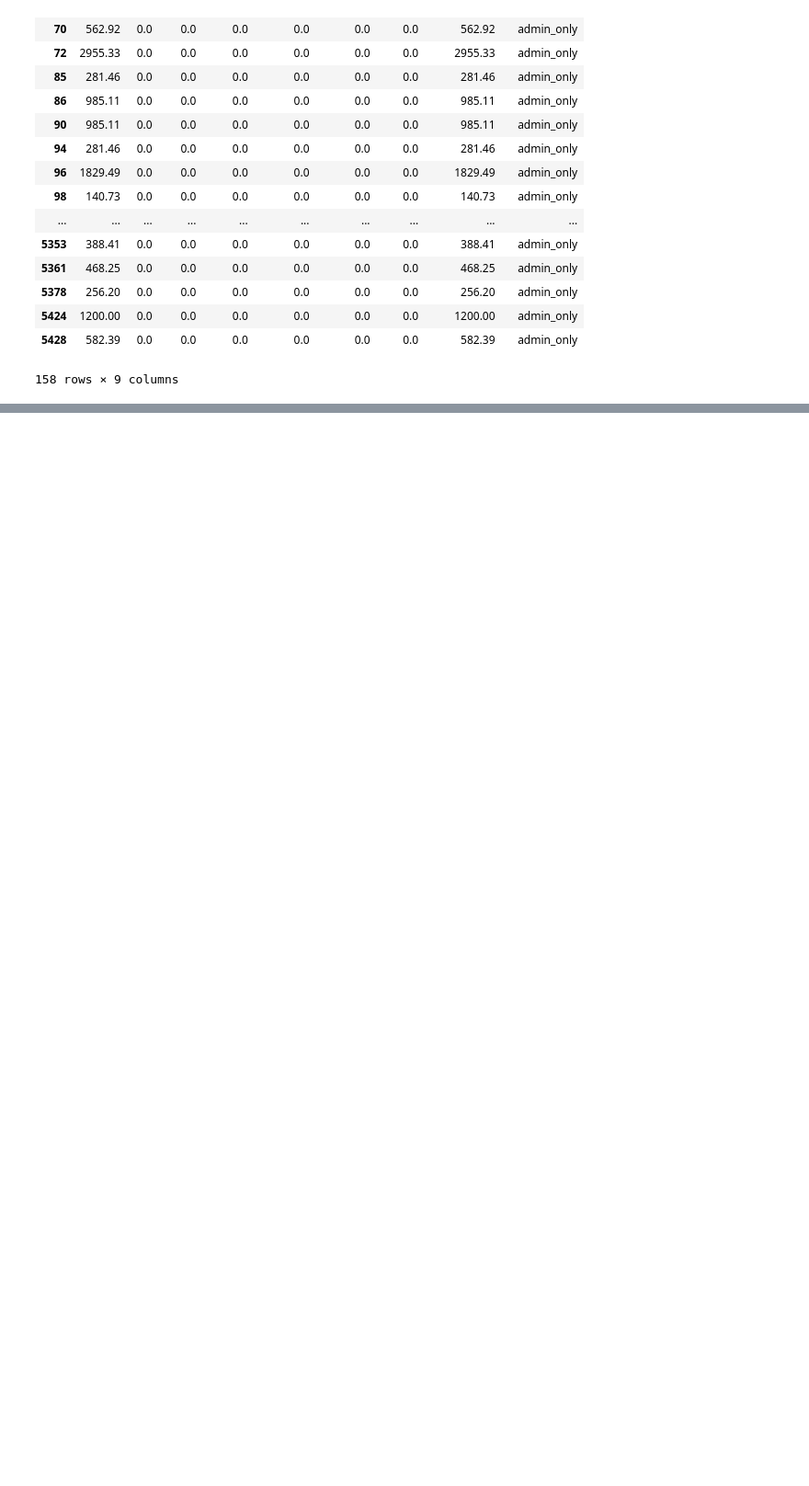
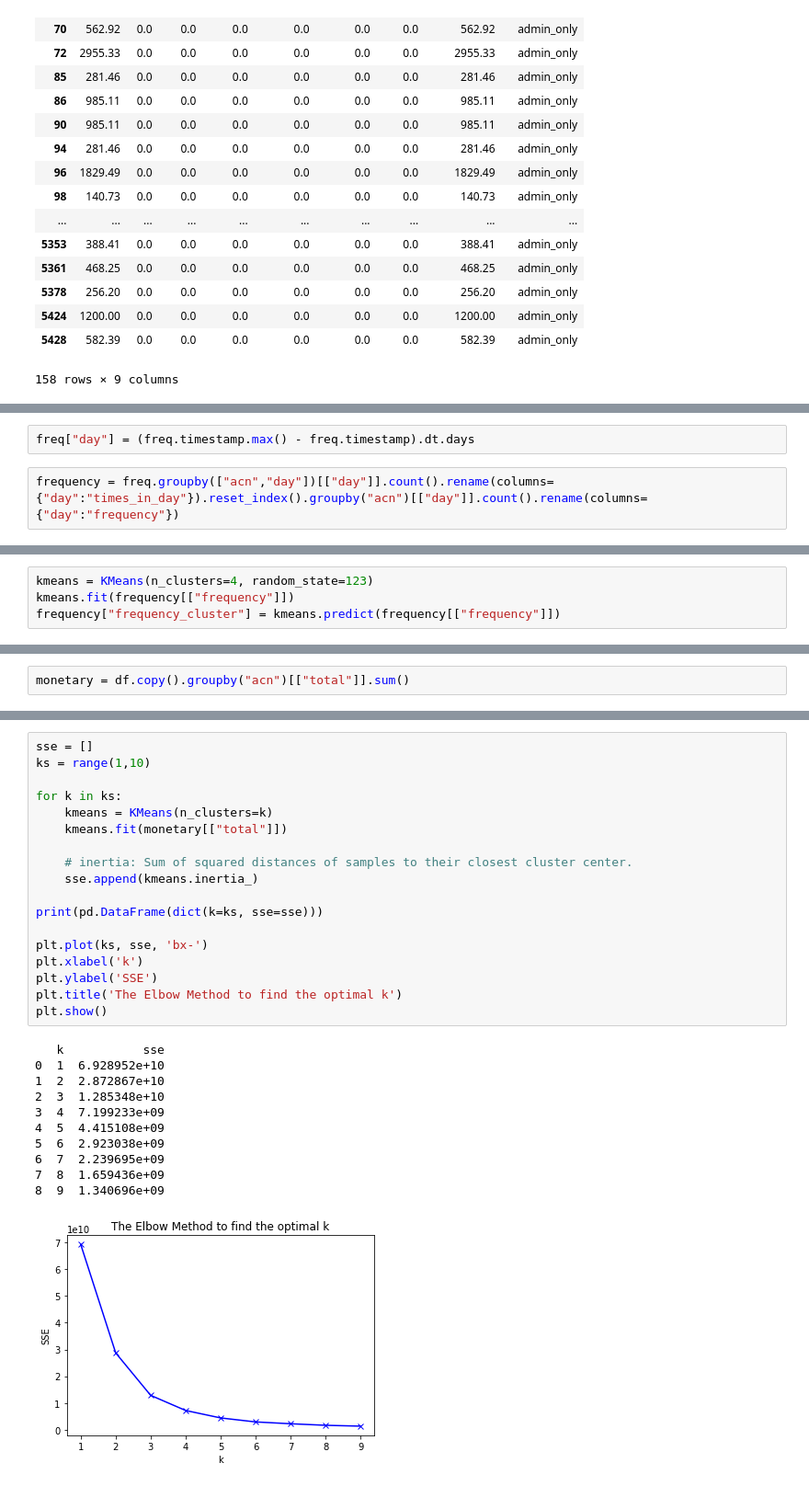
Before and after one commit to crisgiovanoni/jncc_project, a Jupyter notebook: modeling.ipynb, the cells around one changed output, grey strips where cells are left out. Shown at 92% size. Cells and saved outputs as stored; diff of their text form; blank space fills up the shorter version.

```diff
--- a/modeling.ipynb
+++ b/modeling.ipynb
@@ -495,0 +642,4 @@ by_cat[by_cat.cluster_label=="admin_only"]
+# %%
+freq["day"] = (freq.timestamp.max() - freq.timestamp).dt.days
+# %%
+frequency = freq.groupby(["acn","day"])[["day"]].count().rename(columns={"day":"times_in_day"}).reset_index().groupby("acn")[["day"]].count().rename(columns={"day":"frequency"})
@@ -495,0 +658,4 @@ by_cat[by_cat.cluster_label=="admin_only"]
+# %%
+kmeans = KMeans(n_clusters=4, random_state=123)
+kmeans.fit(frequency[["frequency"]])
+frequency["frequency_cluster"] = kmeans.predict(frequency[["frequency"]])
@@ -495,0 +694,2 @@ by_cat[by_cat.cluster_label=="admin_only"]
+# %%
+monetary = df.copy().groupby("acn")[["total"]].sum()
@@ -495,0 +706,30 @@ by_cat[by_cat.cluster_label=="admin_only"]
+# %%
+sse = []
+ks = range(1,10)
+
+for k in ks:
+    kmeans = KMeans(n_clusters=k)
+    kmeans.fit(monetary[["total"]])
+
+    # inertia: Sum of squared distances of samples to their closest cluster center.
+    sse.append(kmeans.inertia_)
+
+print(pd.DataFrame(dict(k=ks, sse=sse)))
+
+plt.plot(ks, sse, 'bx-')
+plt.xlabel('k')
+plt.ylabel('SSE')
+plt.title('The Elbow Method to find the optimal k')
+plt.show()
+# %% [output]
+   k           sse
+0  1  6.928952e+10
+1  2  2.872867e+10
+2  3  1.285348e+10
+3  4  7.199233e+09
+4  5  4.415108e+09
+5  6  2.923038e+09
+6  7  2.239695e+09
+7  8  1.659436e+09
+8  9  1.340696e+09
+[figure, added]
```
Also changed, not shown: parts of 52 cells of this notebook.
